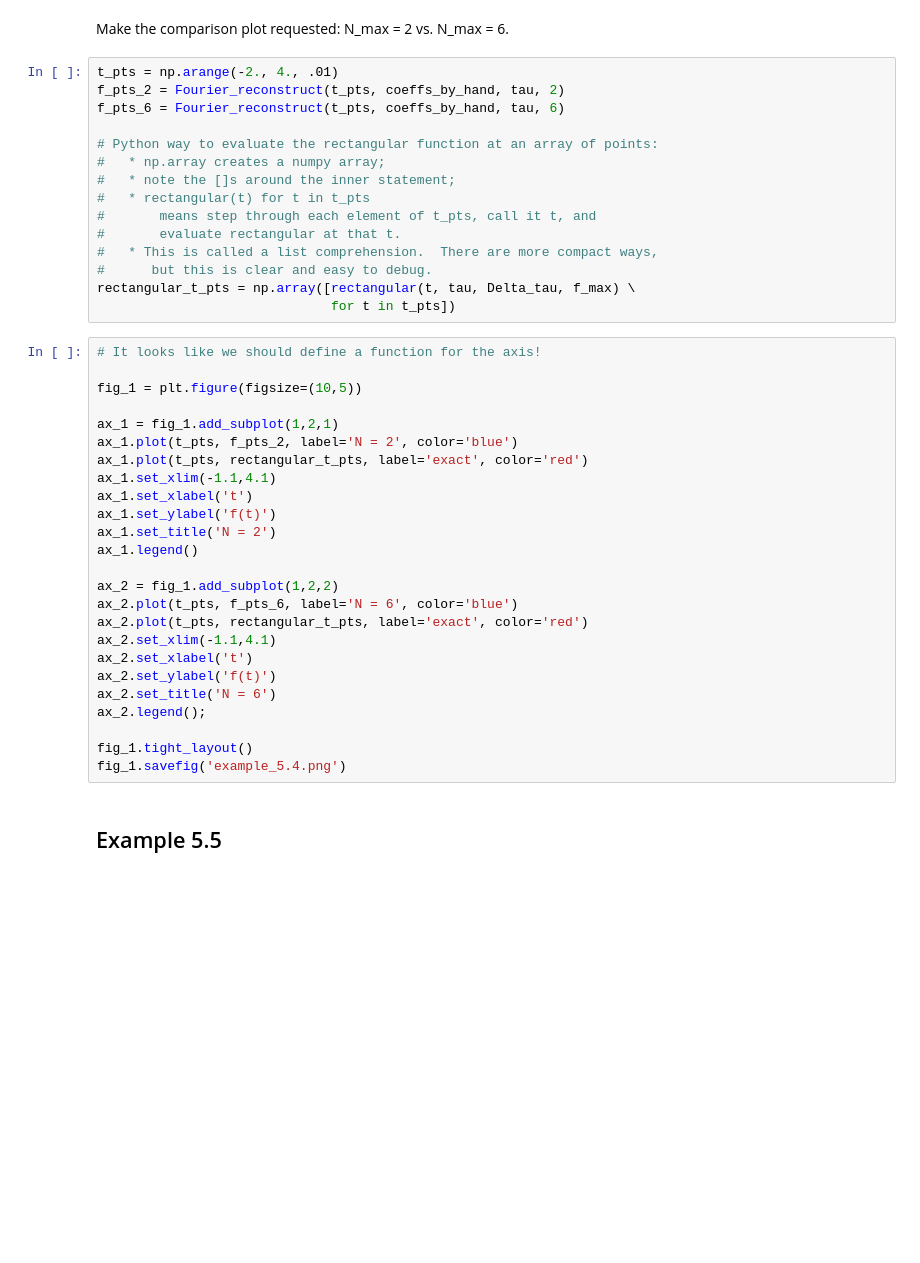
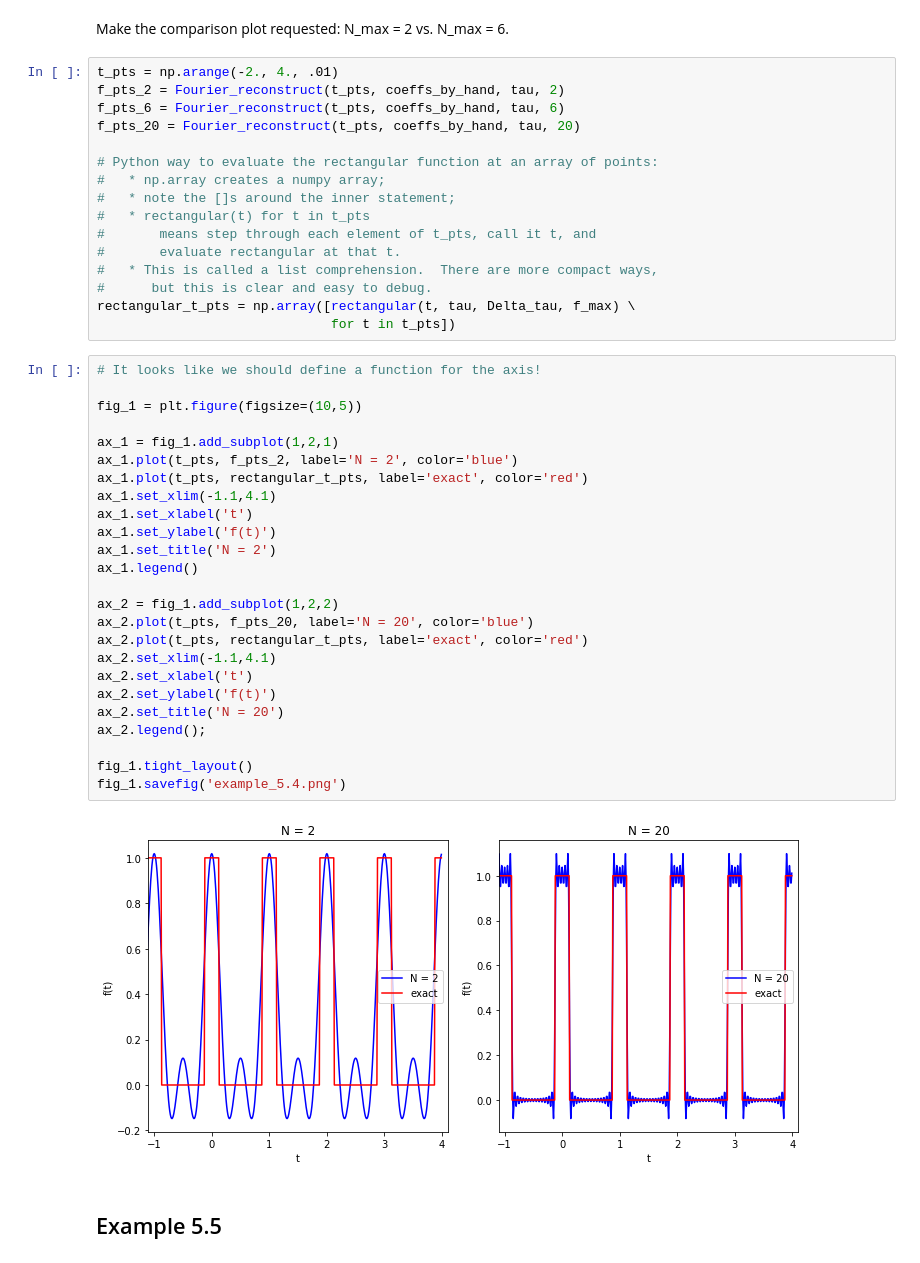
Before and after one commit to furnstahl/5300-notebooks, a Jupyter notebook: week_2/Taylor_Example_5.5.ipynb, the cells around one changed output. Drawn from its saved outputs; the diff is of its cells as text; blank space fills up the shorter version.

```diff
--- a/week_2/Taylor_Example_5.5.ipynb
+++ b/week_2/Taylor_Example_5.5.ipynb
@@ -163,6 +181,7 @@ Make the comparison plot requested: N_max = 2 vs. N_max = 6.
 t_pts = np.arange(-2., 4., .01)
 f_pts_2 = Fourier_reconstruct(t_pts, coeffs_by_hand, tau, 2)
 f_pts_6 = Fourier_reconstruct(t_pts, coeffs_by_hand, tau, 6)
+f_pts_20 = Fourier_reconstruct(t_pts, coeffs_by_hand, tau, 20)
 
 # Python way to evaluate the rectangular function at an array of points:
 #   * np.array creates a numpy array;
@@ -177,28 +196,30 @@ rectangular_t_pts = np.array([rectangular(t, tau, Delta_tau, f_max) \
 # %%
 # It looks like we should define a function for the axis!
 
 fig_1 = plt.figure(figsize=(10,5))
 
 ax_1 = fig_1.add_subplot(1,2,1)
 ax_1.plot(t_pts, f_pts_2, label='N = 2', color='blue')
 ax_1.plot(t_pts, rectangular_t_pts, label='exact', color='red')
 ax_1.set_xlim(-1.1,4.1)
 ax_1.set_xlabel('t')
 ax_1.set_ylabel('f(t)')
 ax_1.set_title('N = 2')
 ax_1.legend()
 
 ax_2 = fig_1.add_subplot(1,2,2)
-ax_2.plot(t_pts, f_pts_6, label='N = 6', color='blue')
+ax_2.plot(t_pts, f_pts_20, label='N = 20', color='blue')
 ax_2.plot(t_pts, rectangular_t_pts, label='exact', color='red')
 ax_2.set_xlim(-1.1,4.1)
 ax_2.set_xlabel('t')
 ax_2.set_ylabel('f(t)')
-ax_2.set_title('N = 6')
+ax_2.set_title('N = 20')
 ax_2.legend();
 
 fig_1.tight_layout()
 fig_1.savefig('example_5.4.png')
+# %% [output]
+[figure, added]
 # %% [markdown]
 ## Example 5.5
 # %% [markdown]
```
Also changed, not shown: parts of 9 cells of this notebook, 7 other files.
